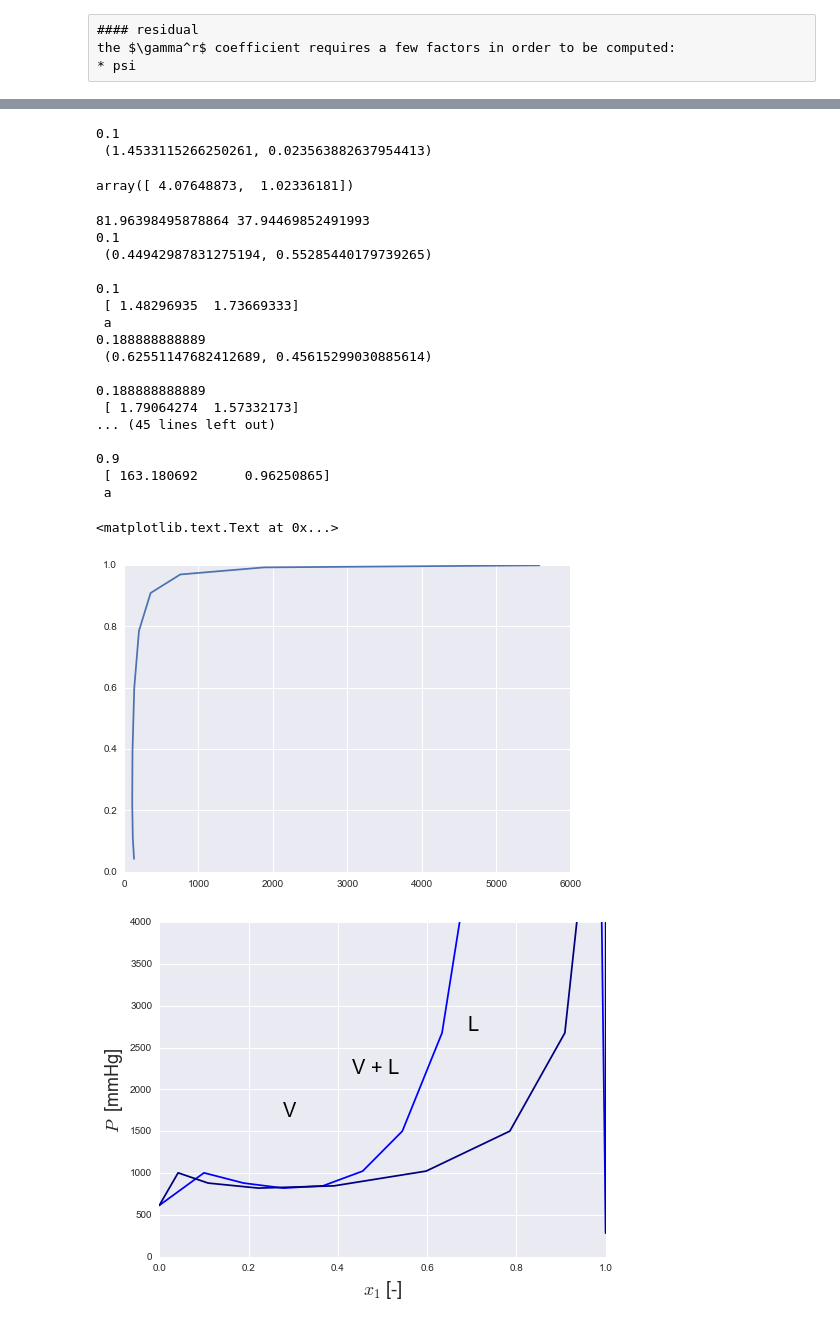
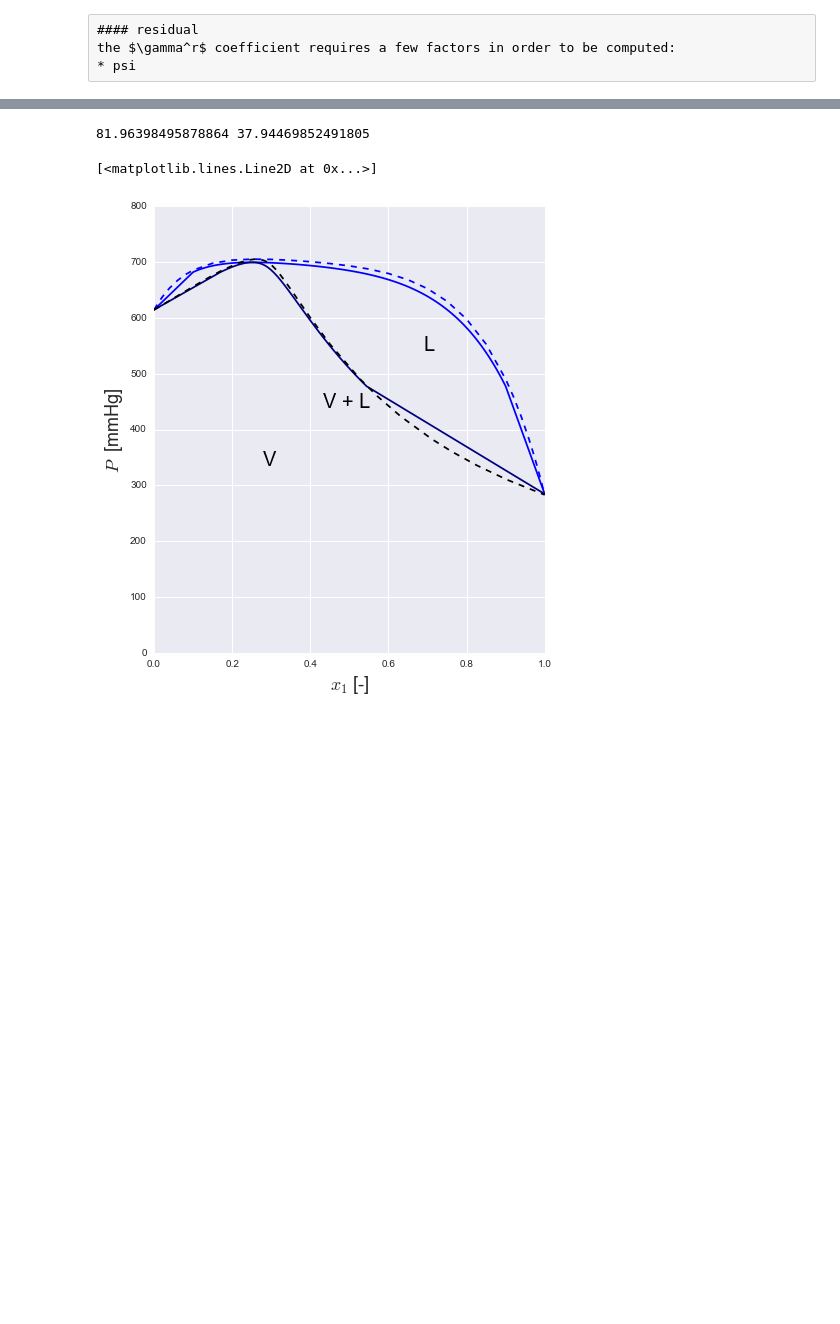
Before and after one commit to CSXHZX/thermodynamics, a Jupyter notebook: termo.ipynb, the cells around one changed output, grey strips where cells are left out. Drawn from its saved outputs; the diff is of its cells as text; code cells hidden in the pictures; blank space fills up the shorter version.

```diff
--- a/termo.ipynb
+++ b/termo.ipynb
@@ -523,10 +516,3 @@ acetona.Gamma_k_i(pentano)
-# %%
-acetona.residual(pentano)
-acetona.Gamma(pentano)
-# %% [output]
-0.1
- (1.4533115266250261, 0.023563882637954413)
-array([ 4.07648873,  1.02336181])
 # %%
 T = 303.14
 p_sat_pent = CP.PropsSI('P','T',T,'Q',0,'nPentane') / 1000
@@ -534,69 +520,54 @@ p_sat_ace = CP.PropsSI('P','T',T,'Q',0,'acetone') / 1000
 print(p_sat_pent,p_sat_ace)
 guess = (0, 0)
 yk,pk = [], []
-acetona, pentano = molecule({1:2,2:3}), molecule({1:1,18:1})
-acetona.rql(), pentano.rql()
-acetona.psi_mod(pentano,[1,1,9])
-x_molar = np.linspace(0.1,0.9,10)
-for x in x_molar:
-    acetona.Gamma(pentano)
-    print(x,'\n',acetona.y,'\n','a')
-    f_l_1 = x * acetona.y[0] * p_sat_ace
-    f_l_2 = (1-x) * acetona.y[1] * p_sat_pent
+#x_molar = np.linspace(0.1,0.9,100)
+for i,x in enumerate(x_molar):
+    f_l_1 = x * new_vec[i][0] * p_sat_ace
+    f_l_2 = (1-x) * new_vec[i][1] * p_sat_pent
     #print(f_l_1, f_l_2)
     y, p =  opt.fsolve(sistema, guess)
     guess = (y, p)
     yk.append(y)
     pk.append(p)
-plt.plot(pk,yk)
 # Bubble point
 pb, xb = [], []
 pb.append([p_sat_pent]), xb.append([0])
 pb.append([p for p in pk]), xb.append(x_molar)
 pb.append([p_sat_ace]), xb.append([1])
 pb = np.array(list([i for j in pb for i in j]))* kPatommHg
 xb = np.array(list([i for j in xb for i in j]))
 
 # Dew point
-pd, xd = [], []
-pd.append([p_sat_pent]), xd.append([0])
-pd.append([p for p in pk]), xd.append(yk)
-pd.append([p_sat_ace]), xd.append([1])
-pd = np.array(list([i for j in pd for i in j]))* kPatommHg
+pdew, xd = [], []
+pdew.append([p_sat_pent]), xd.append([0])
+pdew.append([p for p in pk]), xd.append(yk)
+pdew.append([p_sat_ace]), xd.append([1])
+pdew = np.array(list([i for j in pdew for i in j]))* kPatommHg
 xd = np.array(list([i for j in xd for i in j]))
 
-fig = plt.figure(figsize=(8,6))
+fig = plt.figure(figsize=(7,8))
 fig.text(0.34, 0.45, "V", fontsize=20, color="k")
 fig.text(0.46, 0.55, "V + L", fontsize=20, color="k")
 fig.text(0.66, 0.65, "L", fontsize=20, color="k")
 ax = fig.add_subplot(1,1,1)
 ax.plot(xb,pb,color='blue')
 #ax.scatter((1-xb),pb)
-ax.plot(xd,pd,color='navy')
+ax.plot(xd,pdew,color='navy')
 #ax.scatter(1-xd,pd)
 ax.set_xlim([0,1])
-ax.set_ylim([0,4000])
+ax.set_ylim([0,800])
 #matplotlib.rcParams.update({'font.size': 18, 'text.usetex': True})
 ax.set_xlabel(r'$x_1$ [-]', fontsize=18)
 ax.set_ylabel(r'$P$  [mmHg]', fontsize=18)
+
+exp = pd.read_csv('experimental.csv', sep=';')
+exp.head()
+exp['p'] = exp['p']/10
+exp['p'][2] = 84.881
+exp['p'][19] = 87.005
+ax.plot(exp['x1'],exp['p']*kPatommHg,'b--')
+ax.plot(exp['y1'],exp['p']*kPatommHg,'k--')
 # %% [output]
-81.96398495878864 37.94469852491993
-0.1
- (0.44942987831275194, 0.55285440179739265)
-
-0.1
- [ 1.48296935  1.73669333]
- a
-0.188888888889
- (0.62551147682412689, 0.45615299030885614)
-
-0.188888888889
- [ 1.79064274  1.57332173]
-... (45 lines left out)
-
-0.9
- [ 163.180692      0.96250865]
- a
+81.96398495878864 37.94469852491805
-<matplotlib.text.Text at 0x...>
+[<matplotlib.lines.Line2D at 0x...>]
-[figure, old version]
+[figure, new version]
-[figure, removed]
```
Also changed, not shown: parts of 13 cells of this notebook, 1 other file.
